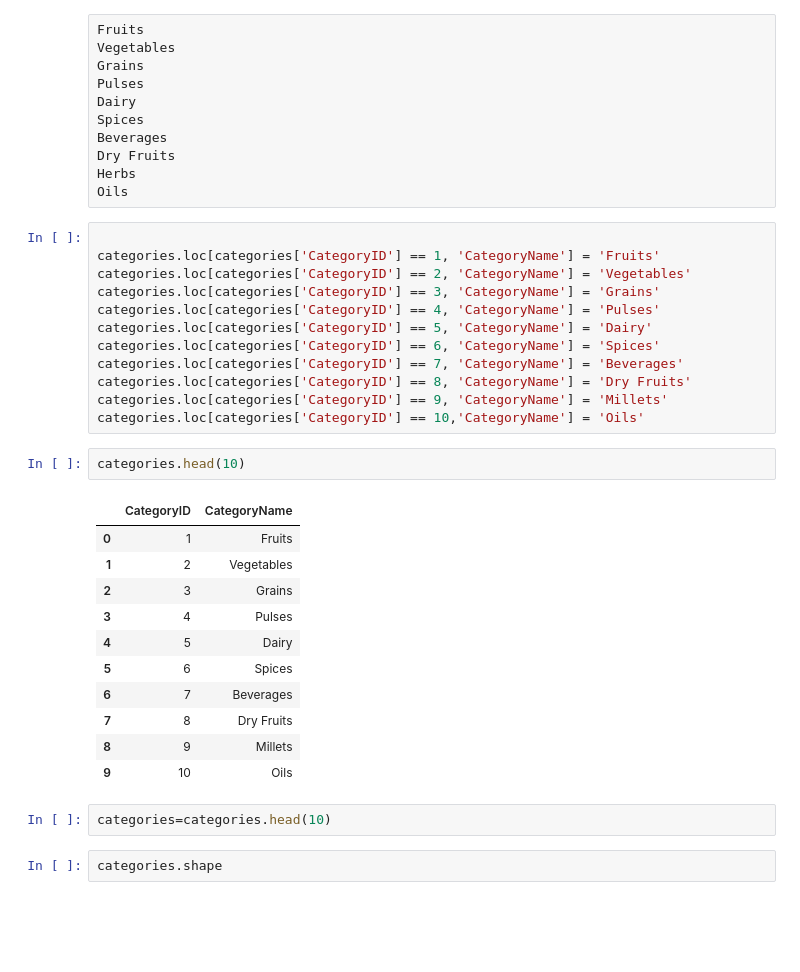
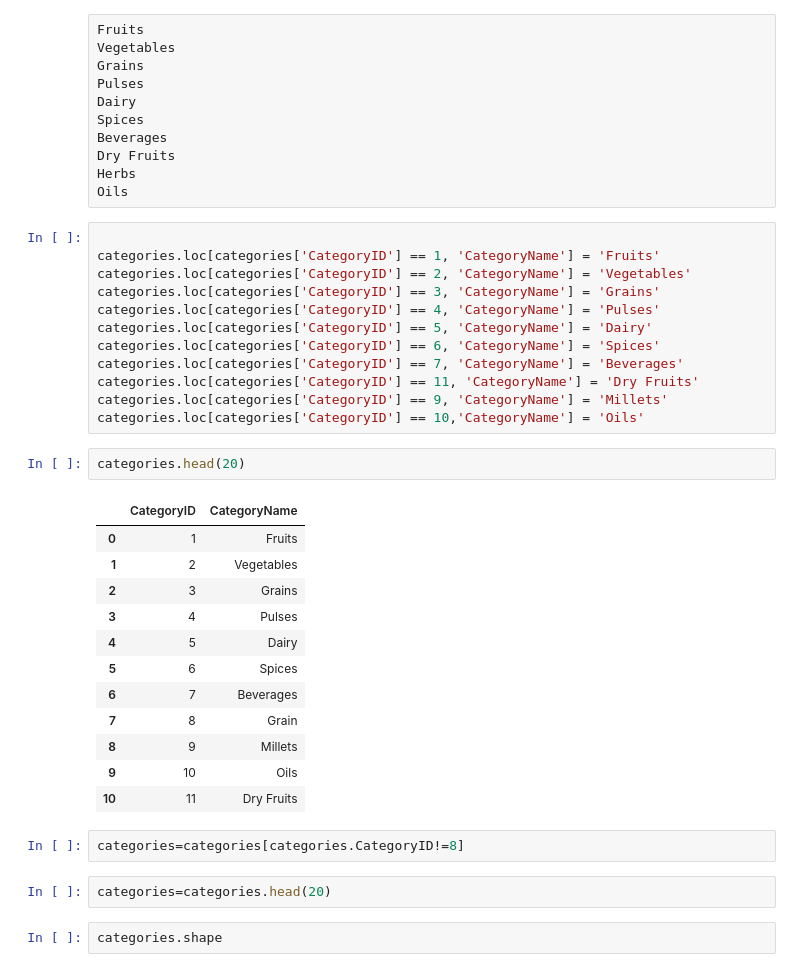
Before and after one commit to lakshmipriya188/Organic-food-tracebality, a Jupyter notebook: categories.ipynb, the cells around one changed output. Saved outputs shown, nothing was run; the diff lists cells and outputs as text; blank space fills up the shorter version.

```diff
--- a/categories.ipynb
+++ b/categories.ipynb
@@ -60,25 +60,28 @@ categories.loc[categories['CategoryID'] == 4, 'CategoryName'] = 'Pulses'
 categories.loc[categories['CategoryID'] == 5, 'CategoryName'] = 'Dairy'
 categories.loc[categories['CategoryID'] == 6, 'CategoryName'] = 'Spices'
 categories.loc[categories['CategoryID'] == 7, 'CategoryName'] = 'Beverages'
-categories.loc[categories['CategoryID'] == 8, 'CategoryName'] = 'Dry Fruits'
+categories.loc[categories['CategoryID'] == 11, 'CategoryName'] = 'Dry Fruits'
 categories.loc[categories['CategoryID'] == 9, 'CategoryName'] = 'Millets'
 categories.loc[categories['CategoryID'] == 10,'CategoryName'] = 'Oils'
 # %%
-categories.head(10)
+categories.head(20)
 # %% [output]
 |  | CategoryID | CategoryName |
 | 0 | 1 | Fruits |
 | 1 | 2 | Vegetables |
 | 2 | 3 | Grains |
 | 3 | 4 | Pulses |
 | 4 | 5 | Dairy |
 | 5 | 6 | Spices |
 | 6 | 7 | Beverages |
-| 7 | 8 | Dry Fruits |
+| 7 | 8 | Grain |
 | 8 | 9 | Millets |
 | 9 | 10 | Oils |
+| 10 | 11 | Dry Fruits |
+# %%
+categories=categories[categories.CategoryID!=8]
 # %%
-categories=categories.head(10)
+categories=categories.head(20)
 # %%
 categories.shape
 # %% [output]
```
Also changed, not shown: parts of 4 cells of this notebook, 4 other files.
